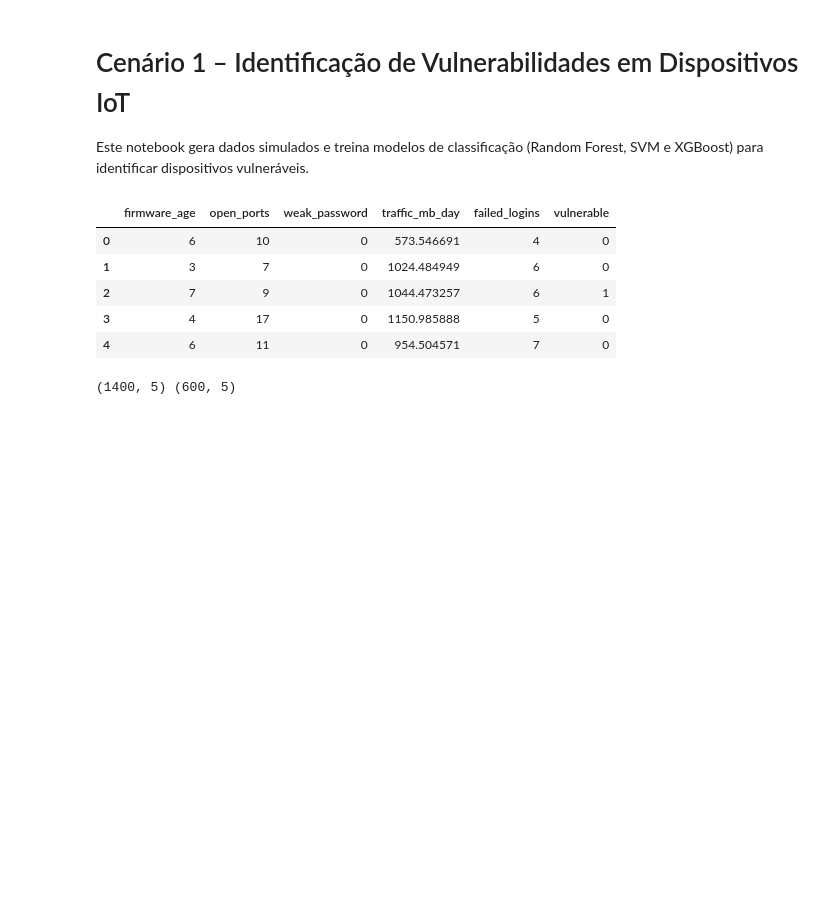
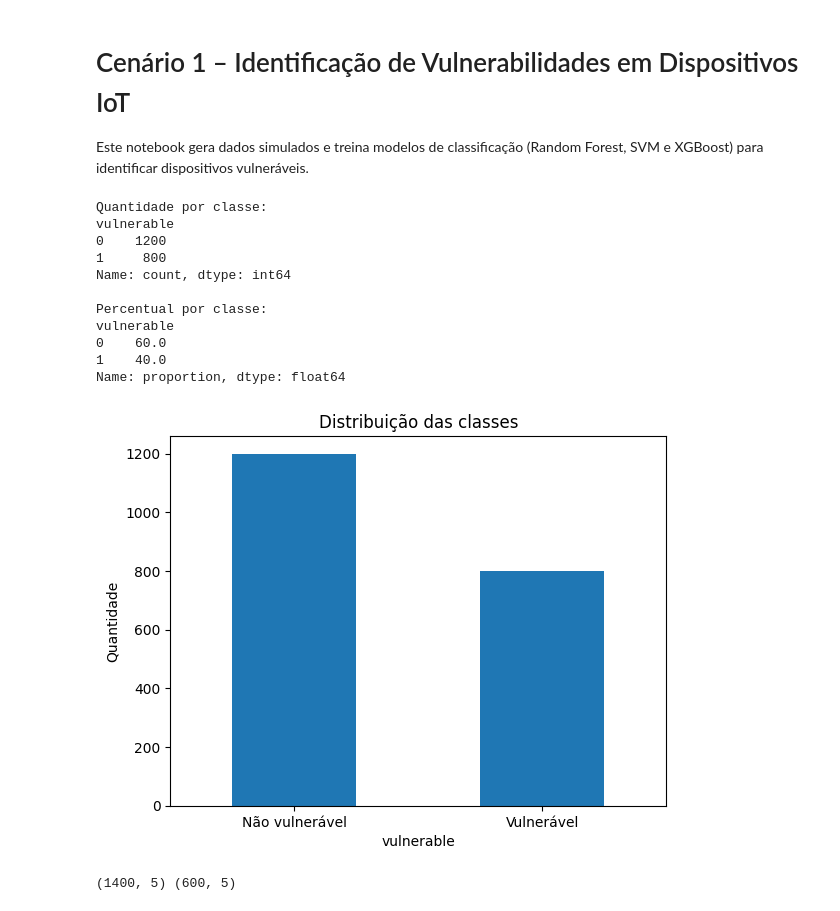
Before and after one commit to emanuuele/ProjetoIoT, a Jupyter notebook: Cenario1_IoT_Vulnerabilidades.ipynb, the cells around one changed output. Drawn from its saved outputs; the diff is of its cells as text; code cells hidden in the pictures; blank space fills up the shorter version.

Commit message:
matriz de confusao e balanceamento de classes

```diff
--- a/Cenario1_IoT_Vulnerabilidades.ipynb
+++ b/Cenario1_IoT_Vulnerabilidades.ipynb
@@ -36,13 +36,36 @@ df = pd.DataFrame({
 })
 
 df.head()
+
+# Verificação do balanceamento das classes
+print("Quantidade por classe:")
+print(df['vulnerable'].value_counts())
+
+print("\nPercentual por classe:")
+print(df['vulnerable'].value_counts(normalize=True) * 100)
 # %% [output]
-|  | firmware_age | open_ports | weak_password | traffic_mb_day | failed_logins | vulnerable |
-| 0 | 6 | 10 | 0 | 573.546691 | 4 | 0 |
-| 1 | 3 | 7 | 0 | 1024.484949 | 6 | 0 |
-| 2 | 7 | 9 | 0 | 1044.473257 | 6 | 1 |
-| 3 | 4 | 17 | 0 | 1150.985888 | 5 | 0 |
-| 4 | 6 | 11 | 0 | 954.504571 | 7 | 0 |
+Quantidade por classe:
+vulnerable
+0    1200
+1     800
+Name: count, dtype: int64
+
+Percentual por classe:
+vulnerable
+0    60.0
+1    40.0
+Name: proportion, dtype: float64
+# %%
+import matplotlib.pyplot as plt
+
+df['vulnerable'].value_counts().sort_index().plot(kind='bar')
+
+plt.xticks([0, 1], ['Não vulnerável', 'Vulnerável'], rotation=0)
+plt.ylabel('Quantidade')
+plt.title('Distribuição das classes')
+plt.show()
+# %% [output]
+[figure, added]
 # %%
 from sklearn.model_selection import train_test_split
 
```
Also changed, not shown: parts of 5 cells of this notebook.
